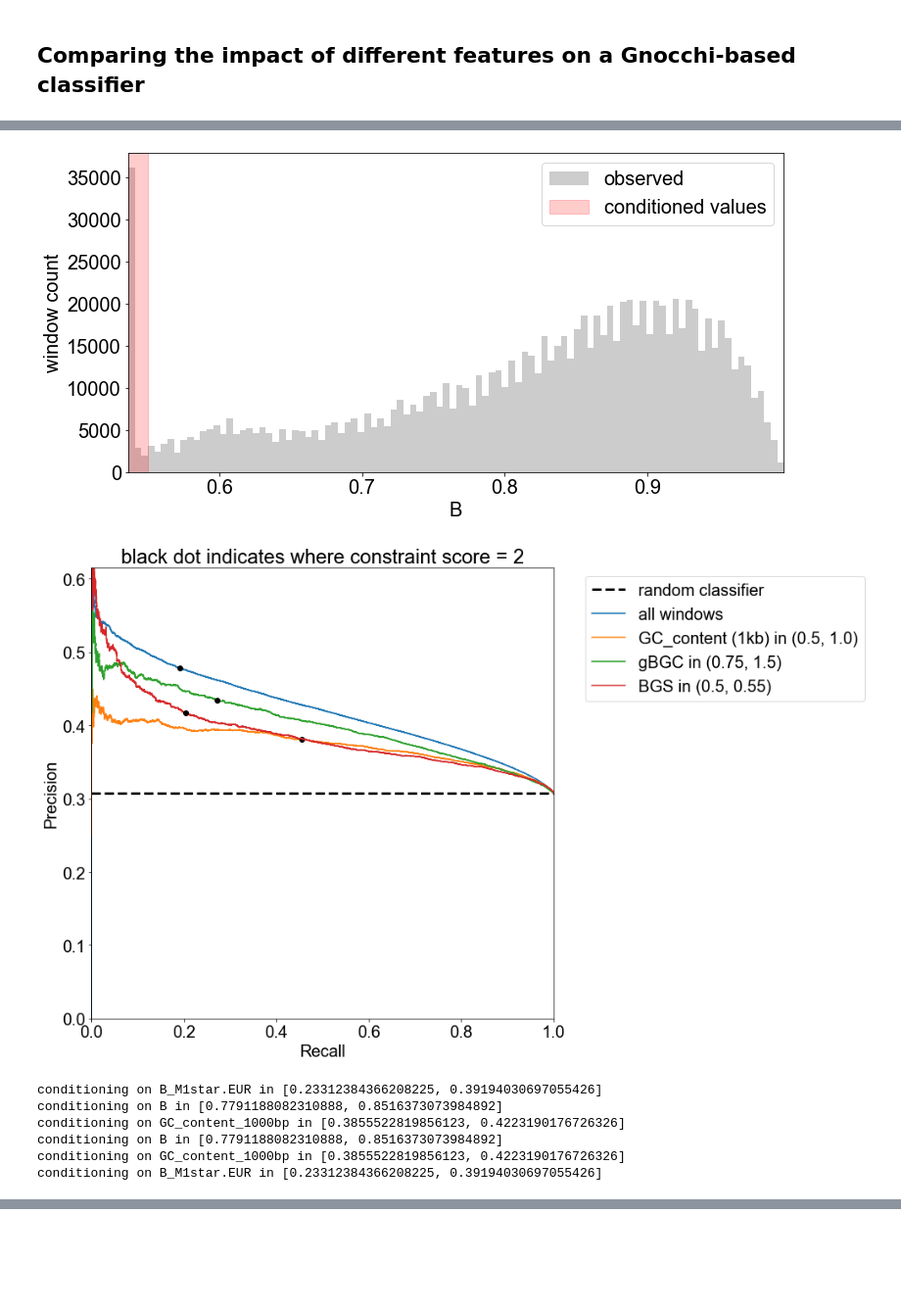
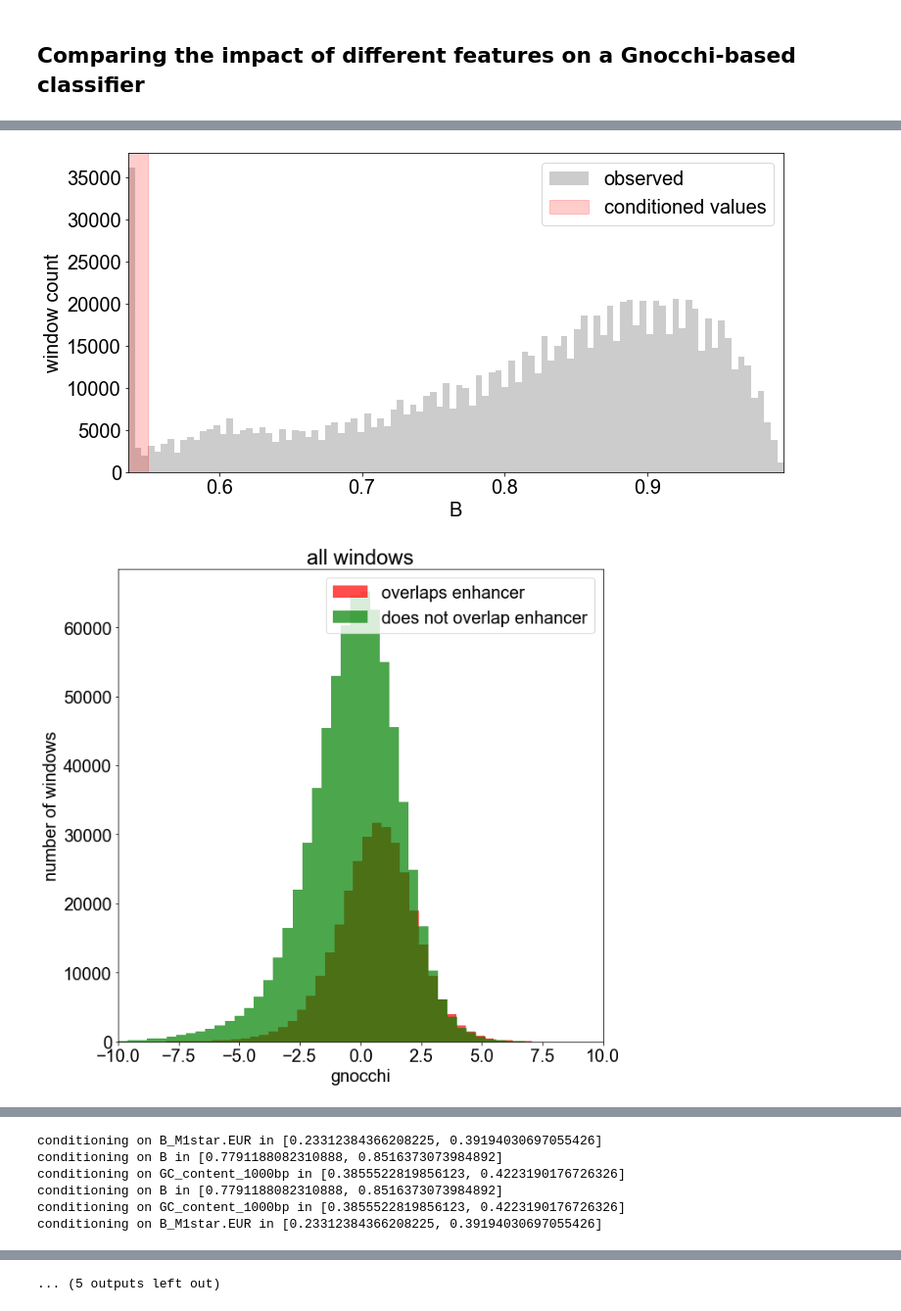
Before and after one commit to quinlan-lab/constraint-tools, a Jupyter notebook: papers/neutral_models_are_biased/2.ipynb, the cells around one changed output, grey strips where cells are left out. Shown at 98% size. Drawn from its saved outputs; the diff is of its cells as text; code cells hidden in the pictures; blank space fills up the shorter version.

```diff
--- a/papers/neutral_models_are_biased/2.ipynb
+++ b/papers/neutral_models_are_biased/2.ipynb
@@ -376,6 +376,26 @@ def plot_precision_recall_tail_all_features(
     subsets_and_labels_and_tail_lims_and_cfs.append((subset, label, tail_lims, cf))
     rs.append(r)
 
+  for subset, label, tail_lim, cf in subsets_and_labels_and_tail_lims_and_cfs:
+    fig, ax = plt.subplots(figsize=(10, 10))
+    for target_value, target_color in zip([True, False], ['red', 'green']):
+      subset_conditioned_on_target = subset[subset[target] == target_value]
+      ax.hist(
+        subset_conditioned_on_target[constraint_score],
+        bins=50,
+        color=target_color,
+        alpha=0.7,
+        density=False,
+        label='overlaps enhancer' if target_value else 'does not overlap enhancer'
+    )
+    ax.set_xlabel(constraint_score)
+    ax.set_ylabel('number of windows')
+    ax.set_title(get_full_label(label, tail_lim, cf))
+    ax.legend()
+    if constraint_score == 'gnocchi':
+      ax.set_xlim(-10, 10)
+    plt.show()
+
   r_min = min(rs)
 
   resampled_subsets_and_labels_and_tail_lims_and_cfs = [
@@ -393,37 +413,31 @@ def plot_precision_recall_tail_all_features(
   plt.plot([0, 1], [r_min, r_min], linestyle='--', linewidth=3, color='black', label='random classifier')
 
   for pr_curve, label, tail_lim, cf in pr_curves_and_labels_and_tail_lims_and_cfs:
     precision, recall, thresholds = pr_curve
     plt.plot(recall, precision, label=get_full_label(label, tail_lim, cf))
     closest_score_idx = np.argmin(np.abs(thresholds - constraint_score_to_plot))
     # Plot the point on the PR curve corresponding with a threshold closest to given constraint score
     plt.plot(recall[closest_score_idx], precision[closest_score_idx], 'ko', label=None)
   plt.xlabel('Recall')
   plt.ylabel('Precision')
   plt.legend(bbox_to_anchor=(1.05, 1), loc='upper left')
   plt.xlim(0, 1)
   plt.ylim(0, 2*r_min)
   plt.title(f'black dot indicates where constraint score = {constraint_score_to_plot}')
   plt.show()
 
 def plot_precision_recall_tail_all_features_with_and_without_slicing(
     df,
     gc_window_size,
     constraint_score='gnocchi',
     target='window overlaps enhancer',
 ):
   plot_precision_recall_tail_all_features(df, gc_window_size, constraint_score, target, slice_df=False)
   plot_precision_recall_tail_all_features(df, gc_window_size, constraint_score, target, slice_df=True)
 
 plot_precision_recall_tail_all_features_with_and_without_slicing(WINDOWS, gc_window_size=1000)
 # %% [output]
 [figure]
 [figure]
 [figure]
-[figure, old version]
+[figure, new version]
-conditioning on B_M1star.EUR in [0.23312384366208225, 0.39194030697055426]
-conditioning on B in [0.7791188082310888, 0.8516373073984892]
-conditioning on GC_content_1000bp in [0.3855522819856123, 0.4223190176726326]
-conditioning on B in [0.7791188082310888, 0.8516373073984892]
-conditioning on GC_content_1000bp in [0.3855522819856123, 0.4223190176726326]
-conditioning on B_M1star.EUR in [0.23312384366208225, 0.39194030697055426]
@@ -433,0 +448,6 @@ conditioning on B_M1star.EUR in [0.23312384366208225, 0.39194030697055426]
+conditioning on B_M1star.EUR in [0.23312384366208225, 0.39194030697055426]
+conditioning on B in [0.7791188082310888, 0.8516373073984892]
+conditioning on GC_content_1000bp in [0.3855522819856123, 0.4223190176726326]
+conditioning on B in [0.7791188082310888, 0.8516373073984892]
+conditioning on GC_content_1000bp in [0.3855522819856123, 0.4223190176726326]
+conditioning on B_M1star.EUR in [0.23312384366208225, 0.39194030697055426]
@@ -434,3 +457,4 @@ conditioning on B_M1star.EUR in [0.23312384366208225, 0.39194030697055426]
+... (5 outputs left out)
 # %%
 plot_precision_recall_tail_all_features_with_and_without_slicing(WINDOWS, gc_window_size=1000000)
 # %% [output]
```
Also changed, not shown: parts of 3 cells of this notebook.
